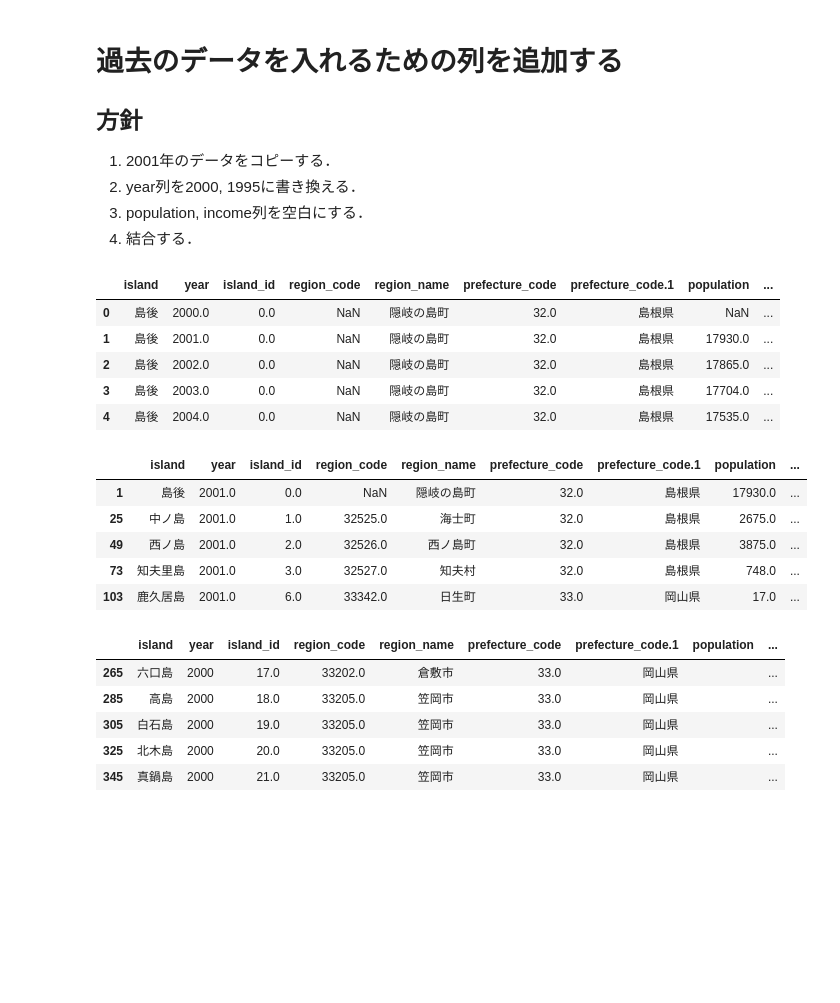
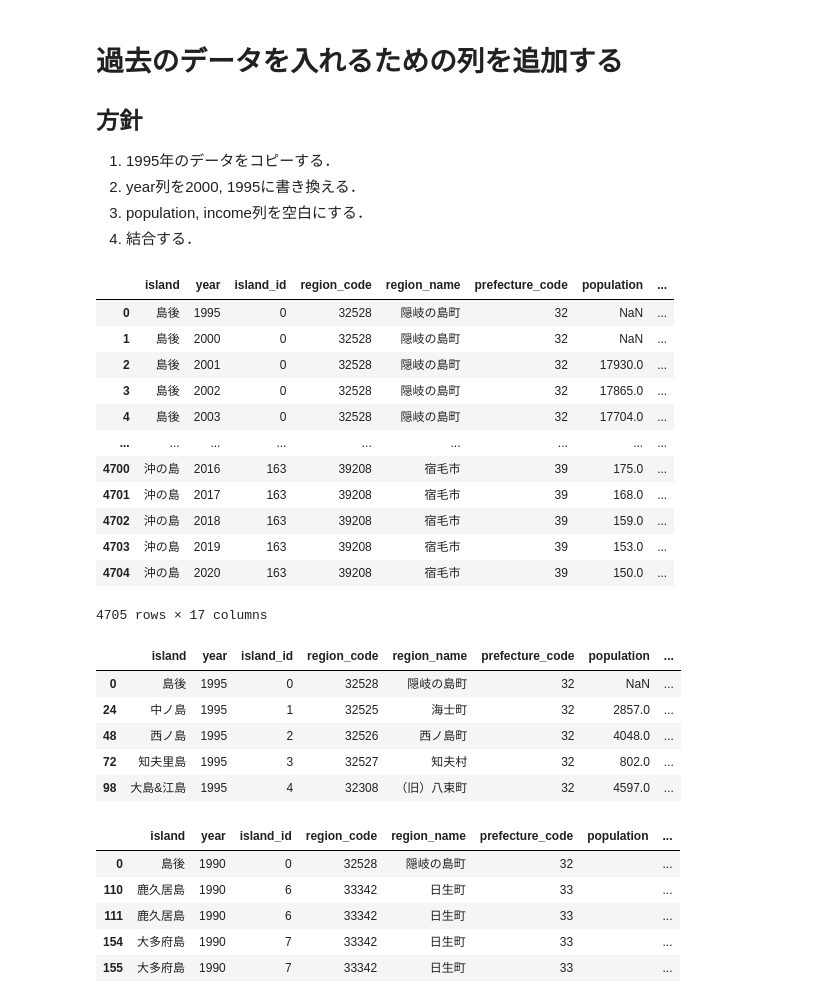
Before and after one commit to Keisei-Akiya/bridge-straw-effects, a Jupyter notebook: src/data_cleaning/add_year.ipynb, the cells around one changed output. Saved outputs shown, nothing was run; the diff lists cells and outputs as text; code cells hidden in the pictures; blank space fills up the shorter version.

```diff
--- a/src/data_cleaning/add_year.ipynb
+++ b/src/data_cleaning/add_year.ipynb
@@ -3,7 +3,7 @@
 
 ## 方針
 
-1. 2001年のデータをコピーする．
+1. 1995年のデータをコピーする．
 2. year列を2000, 1995に書き換える．
 3. population, income列を空白にする．
 4. 結合する．
@@ -14,36 +14,43 @@ import openpyxl
 # %%
 filepath = '../../data/raw/df.xlsx'
 df = pd.read_excel(filepath, engine='openpyxl')
-df.head()
+df
 # %% [output]
-|  | island | year | island_id | region_code | region_name | prefecture_code | prefecture_code.1 | population | ... |
-| 0 | 島後 | 2000.0 | 0.0 | NaN | 隠岐の島町 | 32.0 | 島根県 | NaN | ... |
-| 1 | 島後 | 2001.0 | 0.0 | NaN | 隠岐の島町 | 32.0 | 島根県 | 17930.0 | ... |
-| 2 | 島後 | 2002.0 | 0.0 | NaN | 隠岐の島町 | 32.0 | 島根県 | 17865.0 | ... |
-| 3 | 島後 | 2003.0 | 0.0 | NaN | 隠岐の島町 | 32.0 | 島根県 | 17704.0 | ... |
-| 4 | 島後 | 2004.0 | 0.0 | NaN | 隠岐の島町 | 32.0 | 島根県 | 17535.0 | ... |
+|  | island | year | island_id | region_code | region_name | prefecture_code | population | ... |
+| 0 | 島後 | 1995 | 0 | 32528 | 隠岐の島町 | 32 | NaN | ... |
+| 1 | 島後 | 2000 | 0 | 32528 | 隠岐の島町 | 32 | NaN | ... |
+| 2 | 島後 | 2001 | 0 | 32528 | 隠岐の島町 | 32 | 17930.0 | ... |
+| 3 | 島後 | 2002 | 0 | 32528 | 隠岐の島町 | 32 | 17865.0 | ... |
+| 4 | 島後 | 2003 | 0 | 32528 | 隠岐の島町 | 32 | 17704.0 | ... |
+| ... | ... | ... | ... | ... | ... | ... | ... | ... |
+| 4700 | 沖の島 | 2016 | 163 | 39208 | 宿毛市 | 39 | 175.0 | ... |
+| 4701 | 沖の島 | 2017 | 163 | 39208 | 宿毛市 | 39 | 168.0 | ... |
+| 4702 | 沖の島 | 2018 | 163 | 39208 | 宿毛市 | 39 | 159.0 | ... |
+| 4703 | 沖の島 | 2019 | 163 | 39208 | 宿毛市 | 39 | 153.0 | ... |
+| 4704 | 沖の島 | 2020 | 163 | 39208 | 宿毛市 | 39 | 150.0 | ... |
+4705 rows × 17 columns
 # %%
-df_2001 = df[df['year'] == 2001]
-df_2001.head()
+df_1995 = df[df['year'] == 1995]
+df_1995.head()
 # %% [output]
-|  | island | year | island_id | region_code | region_name | prefecture_code | prefecture_code.1 | population | ... |
-| 1 | 島後 | 2001.0 | 0.0 | NaN | 隠岐の島町 | 32.0 | 島根県 | 17930.0 | ... |
-| 25 | 中ノ島 | 2001.0 | 1.0 | 32525.0 | 海士町 | 32.0 | 島根県 | 2675.0 | ... |
-| 49 | 西ノ島 | 2001.0 | 2.0 | 32526.0 | 西ノ島町 | 32.0 | 島根県 | 3875.0 | ... |
-| 73 | 知夫里島 | 2001.0 | 3.0 | 32527.0 | 知夫村 | 32.0 | 島根県 | 748.0 | ... |
-| 103 | 鹿久居島 | 2001.0 | 6.0 | 33342.0 | 日生町 | 33.0 | 岡山県 | 17.0 | ... |
+|  | island | year | island_id | region_code | region_name | prefecture_code | population | ... |
+| 0 | 島後 | 1995 | 0 | 32528 | 隠岐の島町 | 32 | NaN | ... |
+| 24 | 中ノ島 | 1995 | 1 | 32525 | 海士町 | 32 | 2857.0 | ... |
+| 48 | 西ノ島 | 1995 | 2 | 32526 | 西ノ島町 | 32 | 4048.0 | ... |
+| 72 | 知夫里島 | 1995 | 3 | 32527 | 知夫村 | 32 | 802.0 | ... |
+| 98 | 大島&江島 | 1995 | 4 | 32308 | （旧）八束町 | 32 | 4597.0 | ... |
 # %%
-df_2000 = df_2001.copy()
-df_2000['year'] = 2000
-df_2000['population'] = ''
-df_2000['income'] = ''
-df_2000 = df_2000[~df_2000.set_index(['island_id', 'year']).index.isin(df.set_index(['island_id', 'year']).index)]
-df_2000.head()
+df_1990 = df_1995.copy()
+df_1990['year'] = 1990
+df_1990['population'] = ''
+df_1990['income'] = ''
+df_1990 = df_1990[~df_1990.set_index(['island_id', 'year']).index.isin(df.set_index(['island_id', 'year']).index)]
+df_1990.head()
 # %% [output]
-|  | island | year | island_id | region_code | region_name | prefecture_code | prefecture_code.1 | population | ... |
-| 265 | 六口島 | 2000 | 17.0 | 33202.0 | 倉敷市 | 33.0 | 岡山県 |  | ... |
-| 285 | 高島 | 2000 | 18.0 | 33205.0 | 笠岡市 | 33.0 | 岡山県 |  | ... |
-| 305 | 白石島 | 2000 | 19.0 | 33205.0 | 笠岡市 | 33.0 | 岡山県 |  | ... |
-| 325 | 北木島 | 2000 | 20.0 | 33205.0 | 笠岡市 | 33.0 | 岡山県 |  | ... |
-| 345 | 真鍋島 | 2000 | 21.0 | 33205.0 | 笠岡市 | 33.0 | 岡山県 |  | ... |
+|  | island | year | island_id | region_code | region_name | prefecture_code | population | ... |
+| 0 | 島後 | 1990 | 0 | 32528 | 隠岐の島町 | 32 |  | ... |
+| 110 | 鹿久居島 | 1990 | 6 | 33342 | 日生町 | 33 |  | ... |
+| 111 | 鹿久居島 | 1990 | 6 | 33342 | 日生町 | 33 |  | ... |
+| 154 | 大多府島 | 1990 | 7 | 33342 | 日生町 | 33 |  | ... |
+| 155 | 大多府島 | 1990 | 7 | 33342 | 日生町 | 33 |  | ... |
 # %%
```
Also changed, not shown: parts of 4 cells of this notebook, 46 other files.
